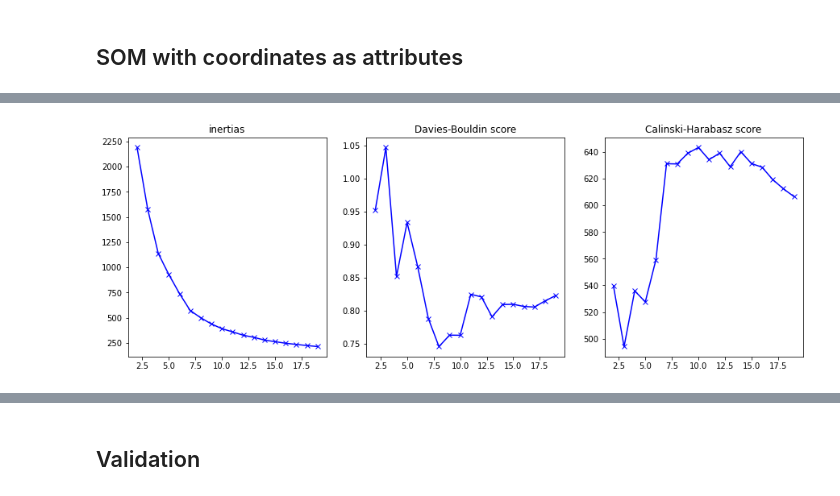
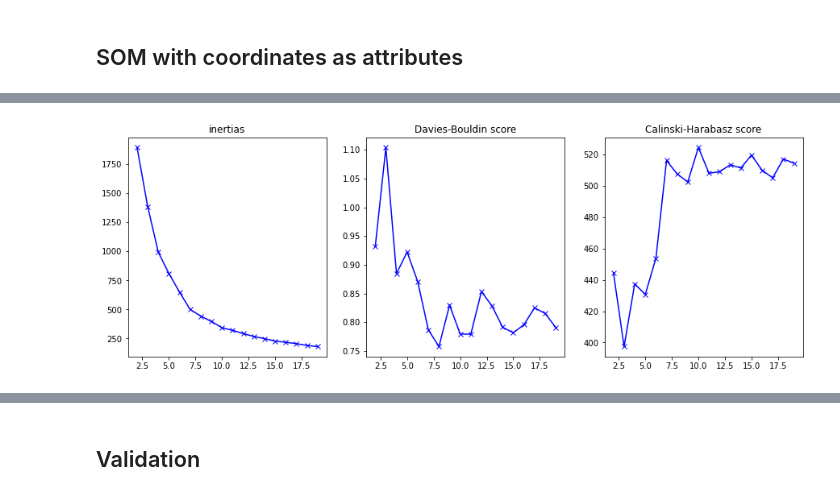
Before and after one commit to drdebivre/Thesis_EMIclass, a Jupyter notebook: 4.SOM.ipynb, the cells around one changed output, grey strips where cells are left out. Cells and saved outputs as stored; diff of their text form; code cells hidden in the pictures.

```diff
--- a/4.SOM.ipynb
+++ b/4.SOM.ipynb
@@ -165,7 +171,9 @@ This analysis again points out that the 6 variables are strongly correlated sinc
 
 K-means can be performed on the weights of the SOM grid, which can then be used to classify the original data [(Filippi et al., 2010)](https://www.intechopen.com/books/self-organizing-maps/self-organizing-map-based-applications-in-remote-sensing)
 # %%
-neurons = som.get_weights().reshape(gridrows*gridcols,6)
+weights = som.get_weights()
+mask = som.activation_response(SOM_std)>0
+neurons = weights[mask,:]
 K = range(2,20)
 inertias = []
 DB_score = []
@@ -191,5 +198,0 @@ plt.show()
-# %%
-clusterSOM = KMeans(n_clusters=6, random_state=0, n_init=5, init='k-means++').fit(neurons)
-clusters = clusterSOM.predict(neurons).reshape(gridrows,gridcols)
-plt.imshow(clusters, origin='lower')
-plt.show()
@@ -304,24 +347,26 @@ plt.tight_layout()
 # %%
-neurons = somxy.get_weights().reshape(gridrows*gridcols,8)
+weights = somxy.get_weights()
+mask = somxy.activation_response(SOM_stdxy)>0
+neurons = weights[mask,:]
 K = range(2,20)
 inertias = []
 DB_score = []
 CH_score = []
 
 for k in K:
     clusterSOM = KMeans(n_clusters=k, random_state=0, n_init=5, init='k-means++').fit(neurons)
     inertias.append(clusterSOM.inertia_)
     labs = clusterSOM.labels_
     DB_score.append(davies_bouldin_score(neurons, labs))
     CH_score.append(calinski_harabasz_score(neurons, labs))
 
 fig, (ax0, ax1, ax2) = plt.subplots(1,3, figsize=(15,5))
 ax0.plot(K, inertias, 'bx-')
 ax0.set_title('inertias')
 ax1.plot(K, DB_score, 'bx-')
 ax1.set_title('Davies-Bouldin score')
 ax2.plot(K, CH_score, 'bx-')
 ax2.set_title('Calinski-Harabasz score')
 plt.show()
 # %% [output]
-[figure, old version]
+[figure, new version]
```
Also changed, not shown: parts of 15 cells of this notebook.
